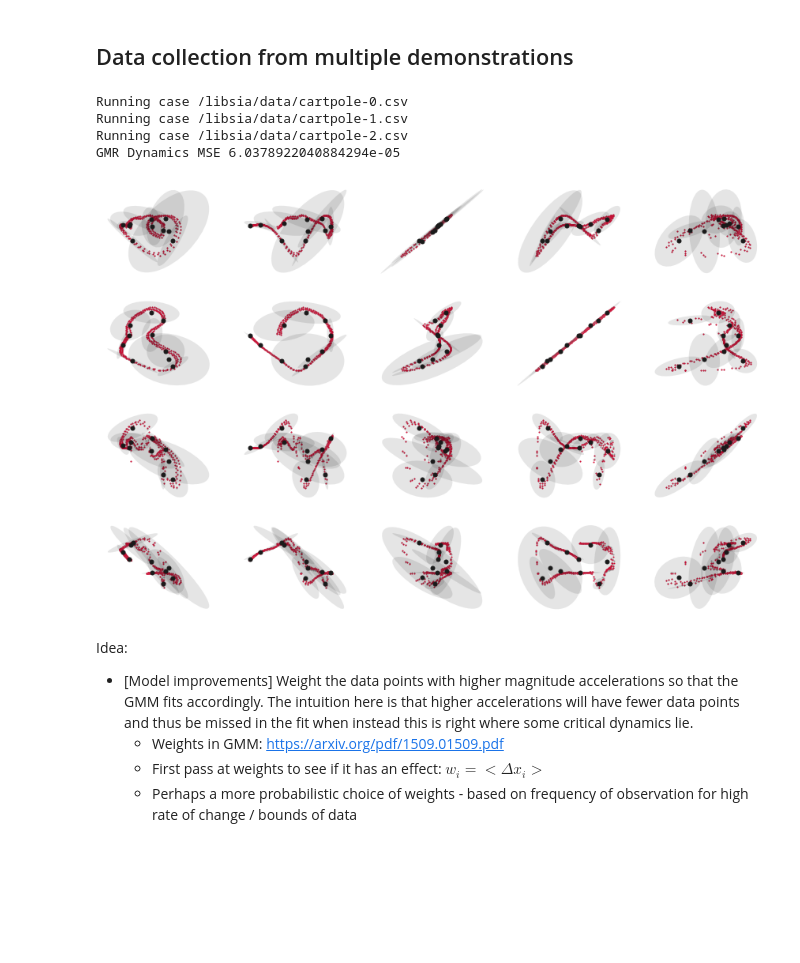
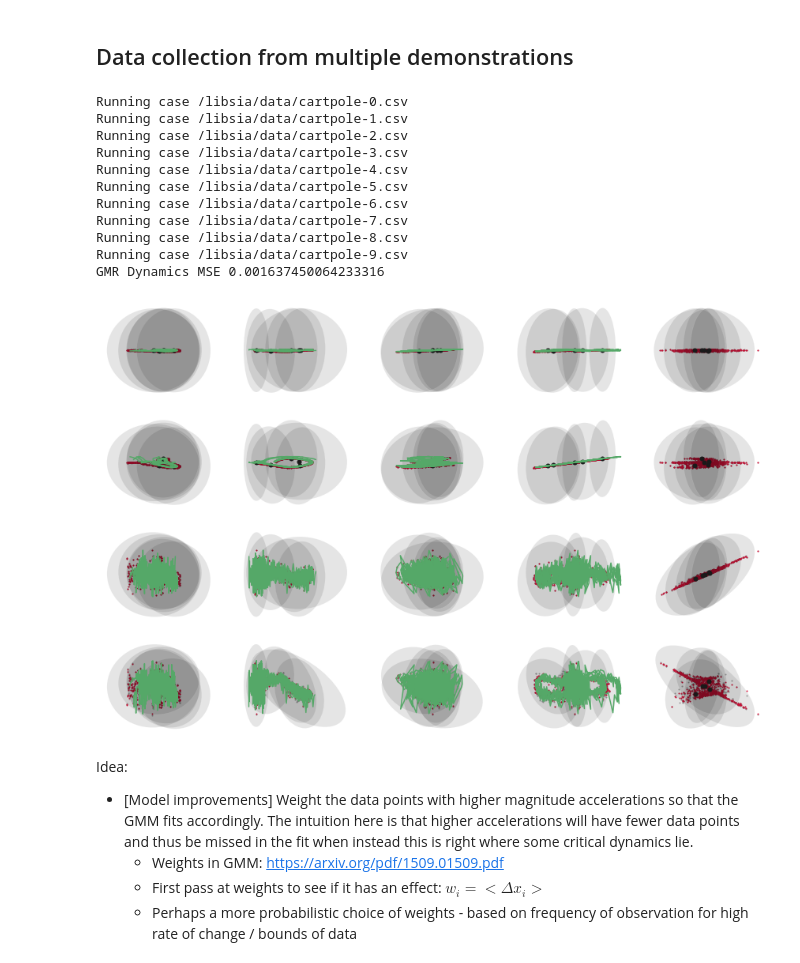
Before and after one commit to parkerowan/libsia, a Jupyter notebook: examples/cartpole/cartpole.ipynb, the cells around one changed output. Drawn from its saved outputs; the diff is of its cells as text; code cells hidden in the pictures; blank space fills up the shorter version.

Commit message:
Adds conditions for cartpole

```diff
--- a/examples/cartpole/cartpole.ipynb
+++ b/examples/cartpole/cartpole.ipynb
@@ -126,9 +126,10 @@ import seaborn as sns
 sns.set_theme(style="whitegrid")
 
 generate = False
-num_trials = 3
+num_trials = 10
+num_train = 5
 num_steps = 200
-algorithm = "ilqr"
+algorithm = "mppi"
 init_case = "fine"
 datafiles = ["/libsia/data/cartpole-{}.csv".format(i) for i in range(num_trials)]
 
@@ -159,43 +160,71 @@ for datafile in datafiles:
         Xk = D[:-1, :4].T
         Uk = D[:-1, 4:].T
         Xkp1 = D[1:, :4].T
-    else:
+    elif i < num_train:
         Xk = np.hstack((Xk, D[:-1, :4].T))
         Uk = np.hstack((Uk, D[:-1, 4:].T))
         Xkp1 = np.hstack((Xkp1, D[1:, :4].T))
     trajs[i] = (D[:-1, :4].T, D[:-1, 4:].T)
     i += 1
 XkUk = np.vstack((Xk, Uk))
 
 # Generate a model
-model = sia.GMRDynamics(Xk=Xk, Uk=Uk, Xkp1=Xkp1, K=10, regularization=1e-6)
+model = sia.GMRDynamics(Xk=Xk, Uk=Uk, Xkp1=Xkp1, K=5, regularization=1e-1)
 print("GMR Dynamics MSE {}".format(model.mse(Xk=Xk, Uk=Uk, Xkp1=Xkp1)))
 
 # Predict the training points
 Xkp1_pred = np.zeros(np.shape(Xkp1))
 for i in range(np.shape(Xkp1_pred)[1]):
     Xkp1_pred[:, i] = model.f(Xk[:, i], Uk[:, i])
 
+# Rollout the training points
+rollouts = {}
+for r, traj in trajs.items():
+    x = traj[0]
+    U = traj[1]
+    X = np.zeros(np.shape(x))
+    X[:, 0] = x[:, 0]
+    for i in range(np.shape(X)[1] - 1):
+        X[:, i+1] = model.f(X[:, i], U[:, i])
+    dX = X[:, 1:] - X[:, :-1]
+    rollouts[r] = (X[:, :-1], dX)
+
 # Plot the correlation data
 fig, ax = plt.subplots(nrows=4, ncols=5, figsize=(15, 10), num=3)
 for i in range(4):
     for j in range(5):
         ax[i, j].scatter(XkUk[j, :], Xkp1[i, :] - Xk[i, :], s=1, color="darkgray")
         ax[i, j].scatter(XkUk[j, :], Xkp1_pred[i, :] - Xk[i, :], s=1, color="crimson")
+#         xlim = ax[i, j].set_xlim(auto=True)
+#         ylim = ax[i, j].set_ylim(auto=True)
         for gaussian in model.gmr().gmm().gaussians():
             mean = gaussian.mean()
             sig = gaussian.covariance()
             ax[i, j].plot(mean[j], mean[5+i], 'ko', ms=5)
             mu = (mean[j], mean[5+i])
             cov = np.array([[sig[j, j], sig[j, 5+i]], [sig[5+i, j], sig[5+i, 5+i]]])
             confidence_ellipse(mu, cov, ax[i, j], facecolor="black", alpha=0.1)
+        if j != 4:
+            for r, rollout in rollouts.items():
+                X = rollout[0]
+                dX = rollout[1]
+                ax[i, j].plot(X[j, :], dX[i, :], '-g')
         ax[i, j].axis("off")
+#         ax[i, j].set_xlim(xlim[0], xlim[1])
+#         ax[i, j].set_ylim(ylim[0], ylim[1])
 # %% [output]
 Running case /libsia/data/cartpole-0.csv
 Running case /libsia/data/cartpole-1.csv
 Running case /libsia/data/cartpole-2.csv
-GMR Dynamics MSE 6.0378922040884294e-05
+Running case /libsia/data/cartpole-3.csv
+Running case /libsia/data/cartpole-4.csv
+Running case /libsia/data/cartpole-5.csv
+Running case /libsia/data/cartpole-6.csv
+Running case /libsia/data/cartpole-7.csv
+Running case /libsia/data/cartpole-8.csv
+Running case /libsia/data/cartpole-9.csv
+GMR Dynamics MSE 0.001637450064233316
-[figure, old version]
+[figure, new version]
 # %% [markdown]
 Idea:
 - [Model improvements] Weight the data points with higher magnitude accelerations so that the GMM fits accordingly.  The intuition here is that higher accelerations will have fewer data points and thus be missed in the fit when instead this is right where some critical dynamics lie.
```
Also changed, not shown: parts of 1 cell of this notebook, 2 other files.
